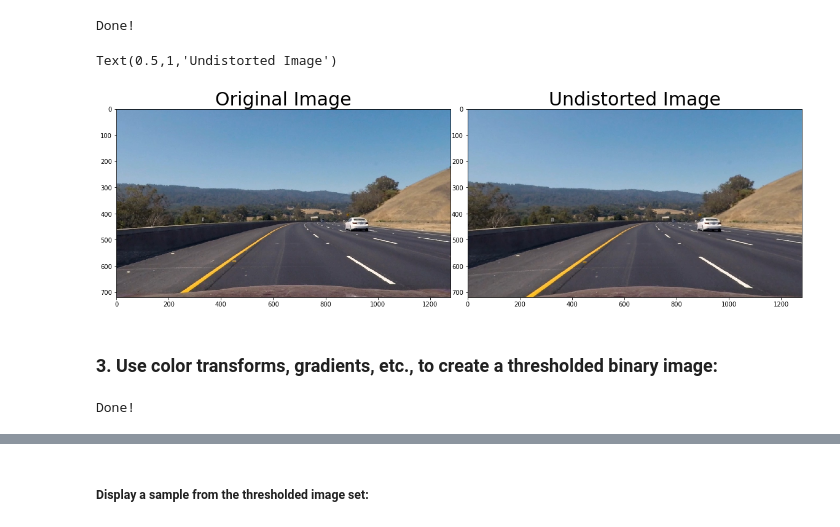
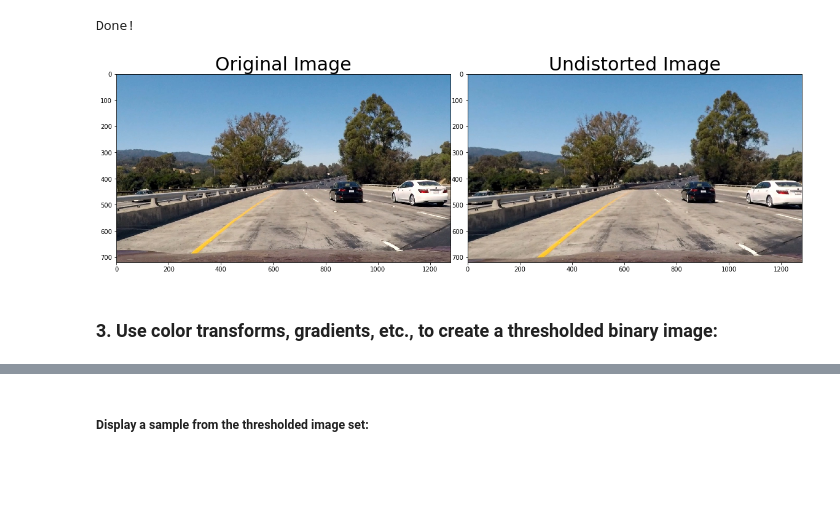
Before and after one commit to pionoor/CarND-Advanced-Lane-Lines, a Jupyter notebook: main.ipynb, the cells around one changed output, grey strips where cells are left out. Drawn from its saved outputs; the diff is of its cells as text; code cells hidden in the pictures; blank space fills up the shorter version.

```diff
--- a/main.ipynb
+++ b/main.ipynb
@@ -89,65 +59,17 @@ for imgFileName in glob.glob(inputPath + '*.jpg'):
 print('Done!')
 # %% [output]
 Done!
-# %%
-# Display a sample from the undistorted image set.
-imgPathList = glob.glob(outputPath + '*.jpg')
-testImage = mpImg.imread(imgPathList[5]) # grab a distorted, test image.
-undistortedImg = cv2.undistort(testImage, mtx, dist, None, mtx)
-f, (ax1, ax2) = plt.subplots(1, 2, figsize=(20,10))
-f.subplots_adjust(hspace = .2, wspace=.05)
-ax1.imshow(testImage)
-ax1.set_title('Original Image', fontsize=30)
-ax2.imshow(undistortedImg)
-ax2.set_title('Undistorted Image', fontsize=30)
-# %% [output]
-Text(0.5,1,'Undistorted Image')
-[figure, removed]
+# %%
+# Display a sample from the undistorted image set.
+# read a distorted image
+imgPathList = glob.glob(inputPath + '*.jpg')
+distortedImg = cv2.imread(imgPathList[3]) # grab a distorted, test image.
+#read an the same image, undistorted
+imgPathList = glob.glob(outputPath + '*.jpg')
+undistortedImg = cv2.imread(imgPathList[3])
+
+display2ImgsSideBySide('Original Image', 'Undistorted Image', distortedImg, undistortedImg)
+# %% [output]
+[figure, added]
 # %% [markdown]
 ### 3. Use color transforms, gradients, etc., to create a thresholded binary image:
-# %%
-inputPath = 'output_images/undistorted/'
-outputPath = 'output_images/thresholded/'
-
-# Threshold x gradient
-thresh_min = 20
-thresh_max = 100
-
-# Threshold S color channel
-s_thresh_min = 170
-s_thresh_max = 255
-
-# Reading each image from the folder and undistort it.
-for imgFileName in glob.glob(inputPath + '*.jpg'):
-    image = cv2.imread(imgFileName)
-    #convert to gray then apply sobel X.
-    gray = cv2.cvtColor(image, cv2.COLOR_BGR2GRAY)
-    sobelx = cv2.Sobel(gray, cv2.CV_64F, 1, 0) # Take the derivative in x
-    abs_sobelx = np.absolute(sobelx) # Absolute x derivative to accentuate lines away from horizontal
-    scaled_sobel = np.uint8(255*abs_sobelx/np.max(abs_sobelx))
-
-    sxbinary = np.zeros_like(scaled_sobel)
-    sxbinary[(scaled_sobel >= thresh_min) & (scaled_sobel <= thresh_max)] = 1
-    # Convert to HLS color space and separate the S channel
-    # Note: image is the undistorted image
-    hls = cv2.cvtColor(image, cv2.COLOR_BGR2HLS)
-    sChannel = hls[:,:,2]
-    s_binary = np.zeros_like(sChannel)
-    s_binary[(sChannel >= s_thresh_min) & (sChannel <= s_thresh_max)] = 1
-
-
-    # Stack each channel to view their individual contributions in green and blue respectively
-    # This returns a stack of the two binary images, whose components you can see as different colors
-
-    # Combine the two binary thresholds
-    combined_binary = np.zeros_like(sxbinary)
-    combined_binary[(s_binary == 1) | (sxbinary == 1)] = 1
-
-    combined_binary = combined_binary * 255
-    outputFileName = outputPath + imgFileName.split('/')[2] # extacting file name
-    cv2.imwrite(outputFileName, combined_binary) # save undistorted image.
-
-
-print('Done!')
-# %% [output]
-Done!
```
Also changed, not shown: parts of 29 cells of this notebook, 8 other files.
